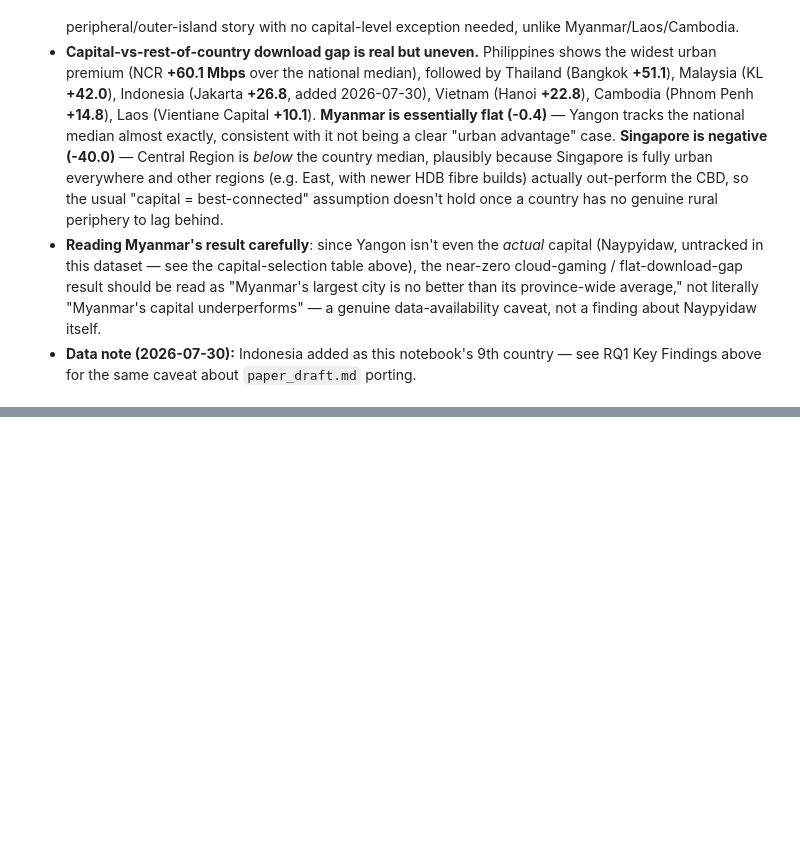
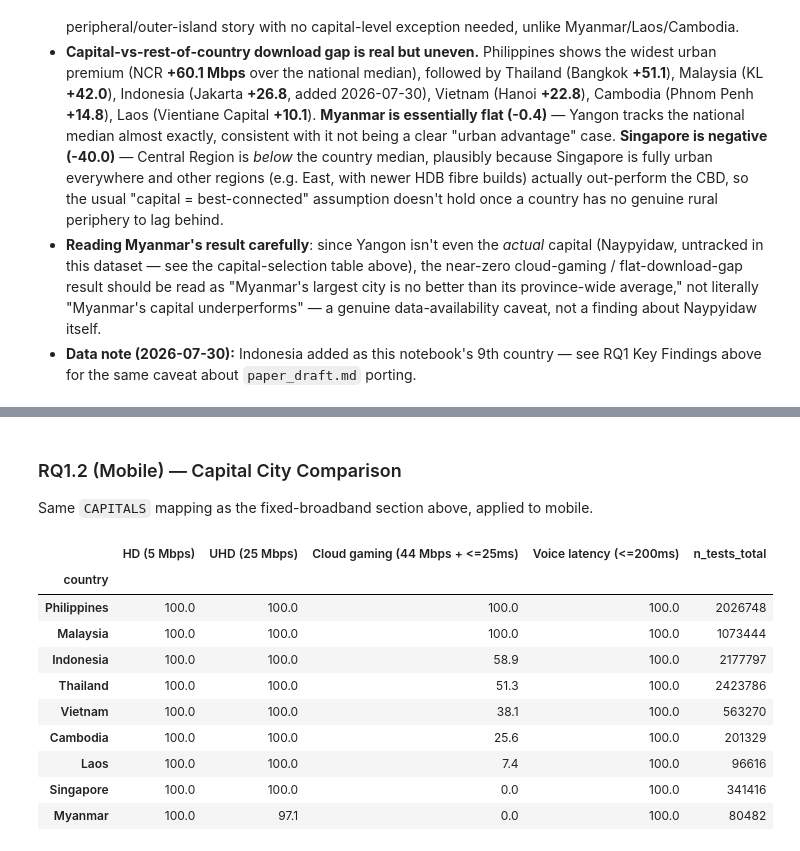
Before and after one commit to chissanupun/thailand-broadband-analysis, a Jupyter notebook: notebooks/comparison/rq1_thresholds_ookla.ipynb, the cells around one changed output, grey strips where cells are left out. Saved outputs shown, nothing was run; the diff lists cells and outputs as text; code cells hidden in the pictures; blank space fills up the shorter version.

```diff
--- a/notebooks/comparison/rq1_thresholds_ookla.ipynb
+++ b/notebooks/comparison/rq1_thresholds_ookla.ipynb
@@ -433,0 +558,32 @@ plt.show()
+# %% [markdown]
+### RQ1.2 (Mobile) — Capital City Comparison
+
+Same `CAPITALS` mapping as the fixed-broadband section above, applied to mobile.
+# %%
+mobile_cap_mask = mobile_df.apply(lambda r: r['province'] == CAPITALS.get(r['country']), axis=1)
+mobile_cap_df = mobile_df[mobile_cap_mask].copy()
+
+mobile_cap_rows = []
+for country in MOBILE_COUNTRIES:
+    sub = mobile_cap_df[mobile_cap_df['country'] == country]
+    row = {'country': country, 'n_tests_total': int(sub['total_tests'].sum())}
+    for label in THRESH:
+        row[label] = weighted_pass_rate(sub, label)
+    mobile_cap_rows.append(row)
+
+mobile_cap_summary = pd.DataFrame(mobile_cap_rows).set_index('country')
+mobile_cap_pct = (mobile_cap_summary[list(THRESH.keys())] * 100).round(1)
+mobile_cap_pct['n_tests_total'] = mobile_cap_summary['n_tests_total']
+mobile_cap_pct.sort_values('Cloud gaming (44 Mbps + <=25ms)', ascending=False)
+# %% [output]
+|  | HD (5 Mbps) | UHD (25 Mbps) | Cloud gaming (44 Mbps + <=25ms) | Voice latency (<=200ms) | n_tests_total |
+| country |  |  |  |  |  |
+| Philippines | 100.0 | 100.0 | 100.0 | 100.0 | 2026748 |
+| Malaysia | 100.0 | 100.0 | 100.0 | 100.0 | 1073444 |
+| Indonesia | 100.0 | 100.0 | 58.9 | 100.0 | 2177797 |
+| Thailand | 100.0 | 100.0 | 51.3 | 100.0 | 2423786 |
+| Vietnam | 100.0 | 100.0 | 38.1 | 100.0 | 563270 |
+| Cambodia | 100.0 | 100.0 | 25.6 | 100.0 | 201329 |
+| Laos | 100.0 | 100.0 | 7.4 | 100.0 | 96616 |
+| Singapore | 100.0 | 100.0 | 0.0 | 100.0 | 341416 |
+| Myanmar | 100.0 | 97.1 | 0.0 | 100.0 | 80482 |
```
Also changed, not shown: parts of 10 cells of this notebook, 53 other files.
